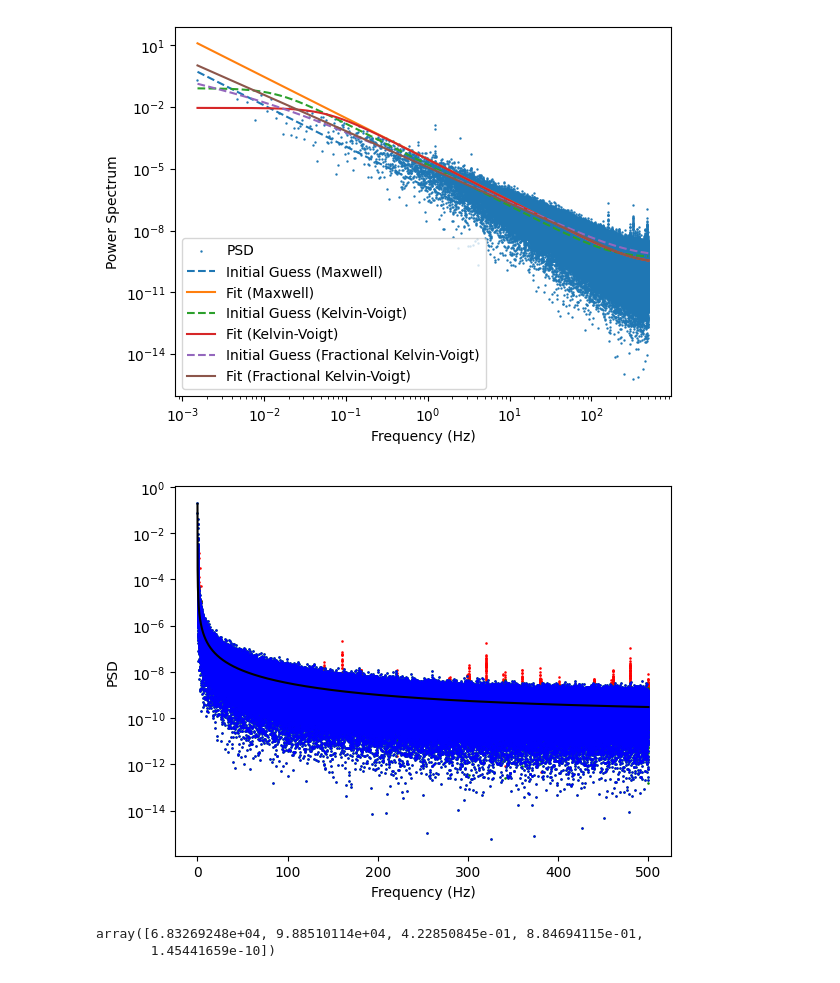
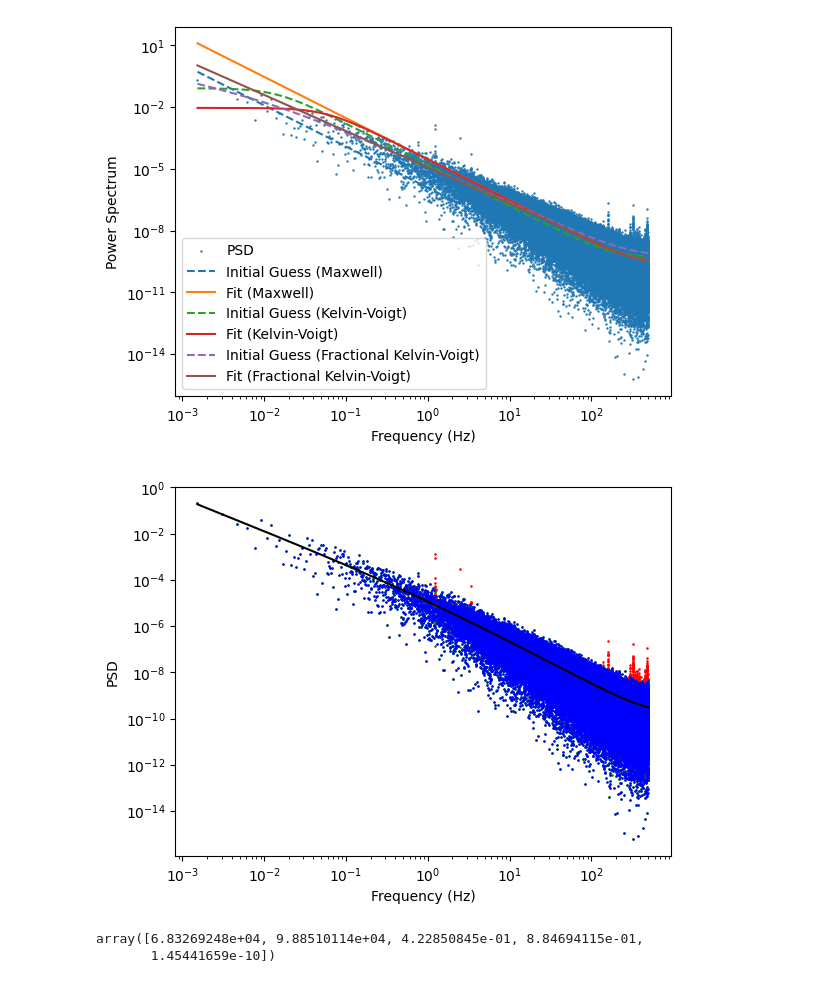
Before and after one commit to wusche1/Spctral-Noise-Filtering, a Jupyter notebook: demos/finding_peaks.ipynb, the cells around one changed output. Saved outputs shown, nothing was run; the diff lists cells and outputs as text; code cells hidden in the pictures.

```diff
--- a/demos/finding_peaks.ipynb
+++ b/demos/finding_peaks.ipynb
@@ -38,22 +46,22 @@ data.create_reconstructed_data()
 # %%
 frequencies = data.frequencies
 PSD = data.PSD
 peak_idx = get_peak_indices(data.peaks)
 non_peak_idx = np.setdiff1d(np.arange(len(frequencies)), peak_idx)
 plt.scatter(frequencies[peak_idx], PSD[peak_idx], s=.7,c='r')
 plt.scatter(frequencies, data.reconstructed_PSD, c='g', s=.7)
 plt.scatter(frequencies[non_peak_idx], PSD[non_peak_idx], s=.5,c='b', label='Hydrogel 1 kHz')
 
 plt.plot(frequencies, data.fit_function(frequencies, data.fit_params), c='k')
 
 
-#plt.xscale('log')
+plt.xscale('log')
 plt.yscale('log')
 plt.xlabel("Frequency (Hz)")
 plt.ylabel("PSD")
 plt.show()
 # %% [output]
-[figure, old version]
+[figure, new version]
 # %%
 data.fit_params
 # %% [output]
```
Also changed, not shown: parts of 2 cells of this notebook, 2 other files.
